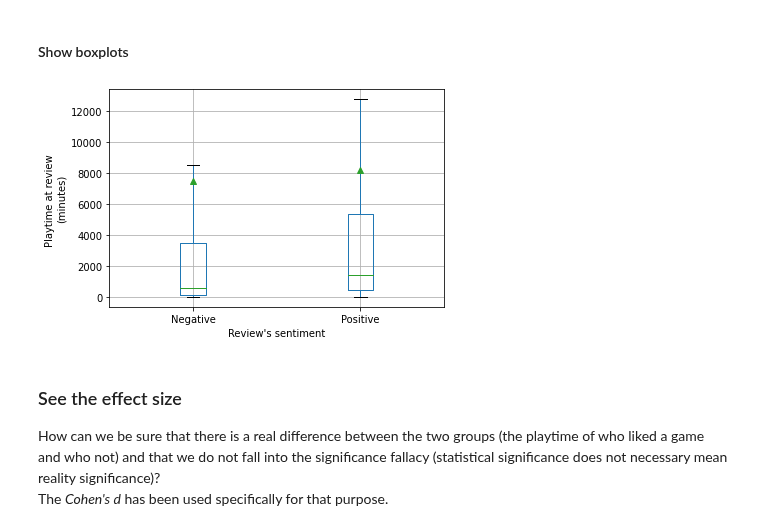
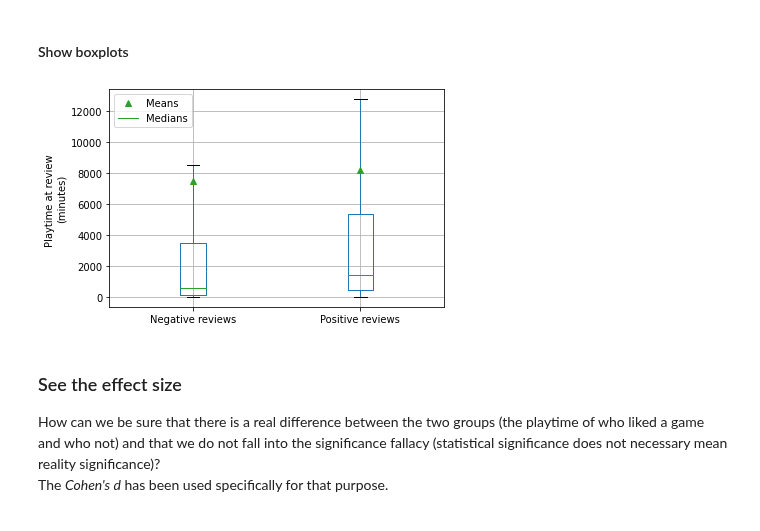
Before and after one commit to Amatofrancesco99/dsbda2022, a Jupyter notebook: notebooks/hypothesis/local/4th.ipynb, the cells around one changed output. Drawn from its saved outputs; the diff is of its cells as text; code cells hidden in the pictures.

```diff
--- a/notebooks/hypothesis/local/4th.ipynb
+++ b/notebooks/hypothesis/local/4th.ipynb
@@ -64,14 +65,14 @@ This can also be seen in a graphical way, by watching the boxplot represented be
 # %% [markdown]
 #### Show boxplots
 # %%
-pd.DataFrame(data={
-    'Negative': neg_playtime,
-    'Positive': pos_playtime
-}).boxplot(showfliers=False, showmeans=True)
+playtime_at_review_boxplot = pd.DataFrame(data={
+    'Negative reviews': neg_playtime,
+    'Positive reviews': pos_playtime
+}).boxplot(showfliers=False, showmeans=True, return_type='dict')
+plt.legend([playtime_at_review_boxplot['means'][0], playtime_at_review_boxplot['medians'][0]], ['Means', 'Medians'])
 plt.ylabel('Playtime at review \n(minutes)');
-plt.xlabel("Review's sentiment");
 # %% [output]
-[figure, old version]
+[figure, new version]
 # %% [markdown]
 ### See the effect size
 
```
Also changed, not shown: parts of 3 cells of this notebook, 3 other files.
